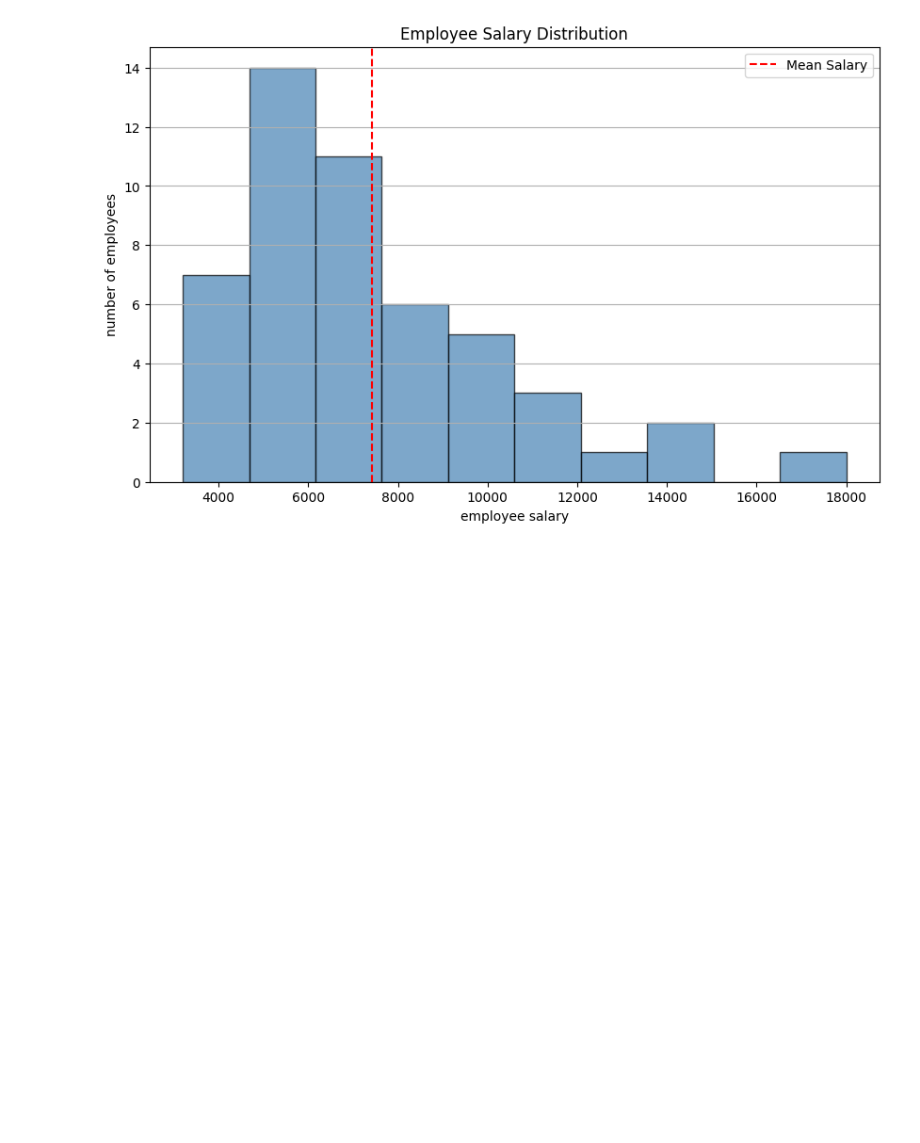
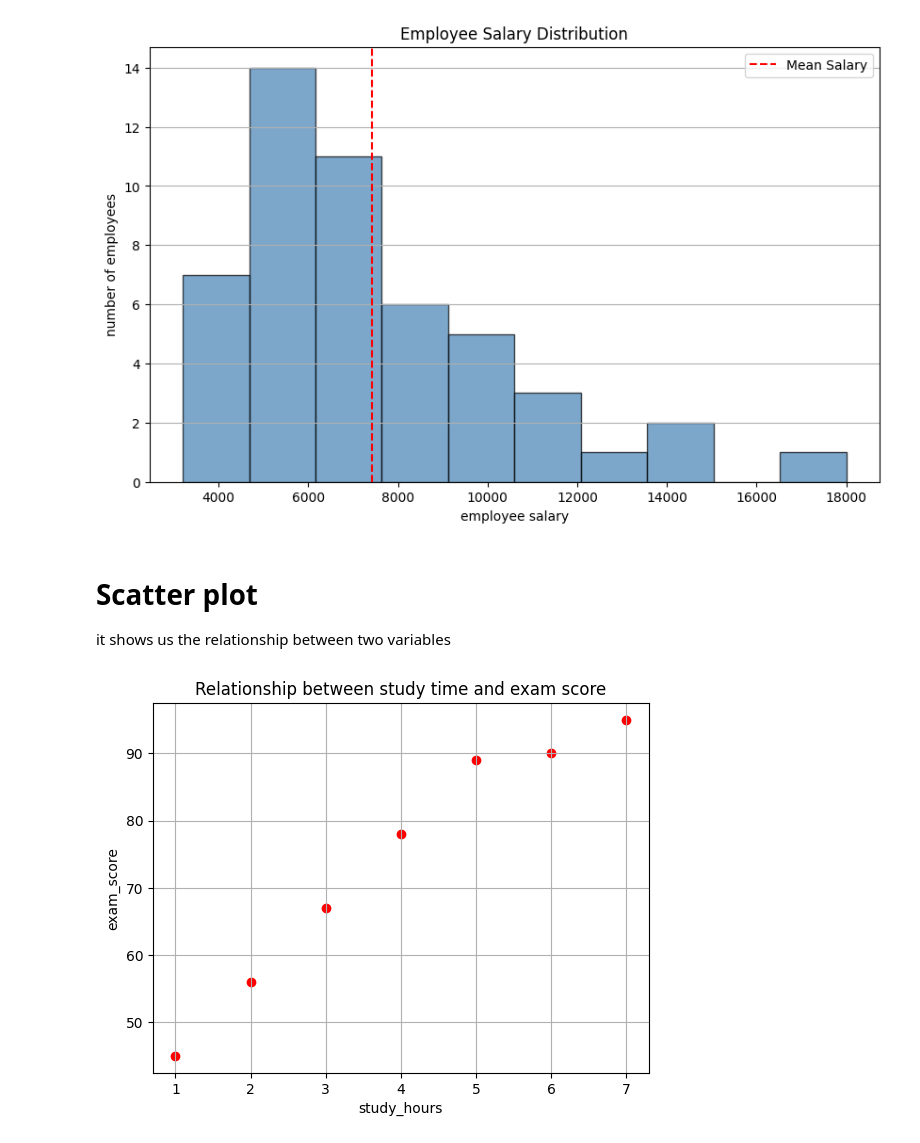
Before and after one commit to Engr-Jawad/Matplotlib_laibrary, a Jupyter notebook: phase_3.ipynb, the cells around one changed output. Cells and saved outputs as stored; diff of their text form; code cells hidden in the pictures; blank space fills up the shorter version.

```diff
--- a/phase_3.ipynb
+++ b/phase_3.ipynb
@@ -73,3 +73,17 @@ plt.legend()
 plt.show()
 # %% [output]
 [figure]
+# %% [markdown]
+# Scatter plot
+it shows us the relationship between two variables
+# %%
+study_hours =[1,2,3,4,5,6,7]
+exam_score = [45,56,67,78,89,90,95]
+plt.scatter(study_hours,exam_score,color="red",label="student data",marker="o")
+plt.title("Relationship between study time and exam score")
+plt.xlabel("study_hours")
+plt.ylabel("exam_score")
+plt.grid(True)
+plt.show()
+# %% [output]
+[figure, added]
```
Also changed, not shown: parts of 1 cell of this notebook, 2 other files.
